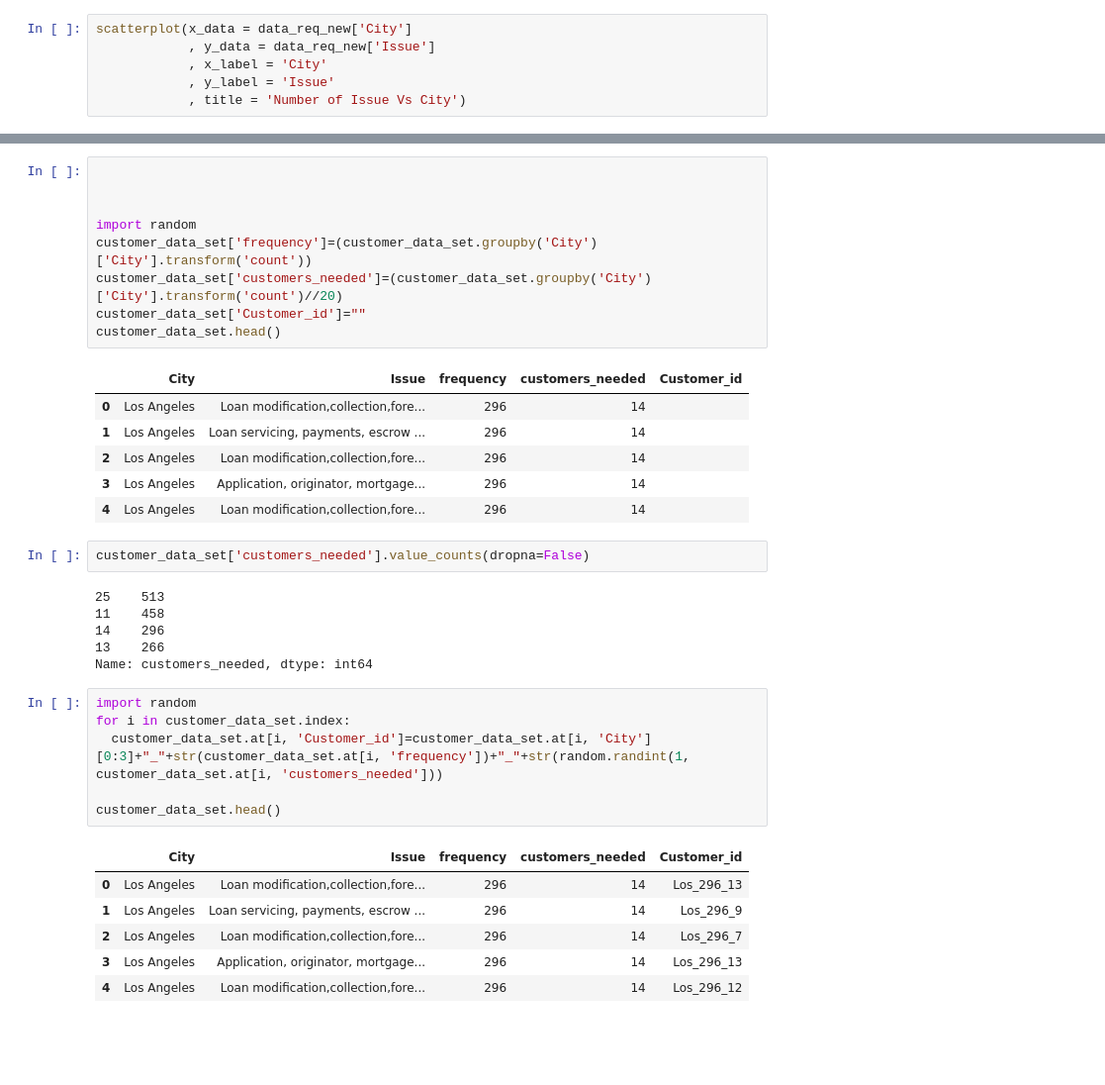
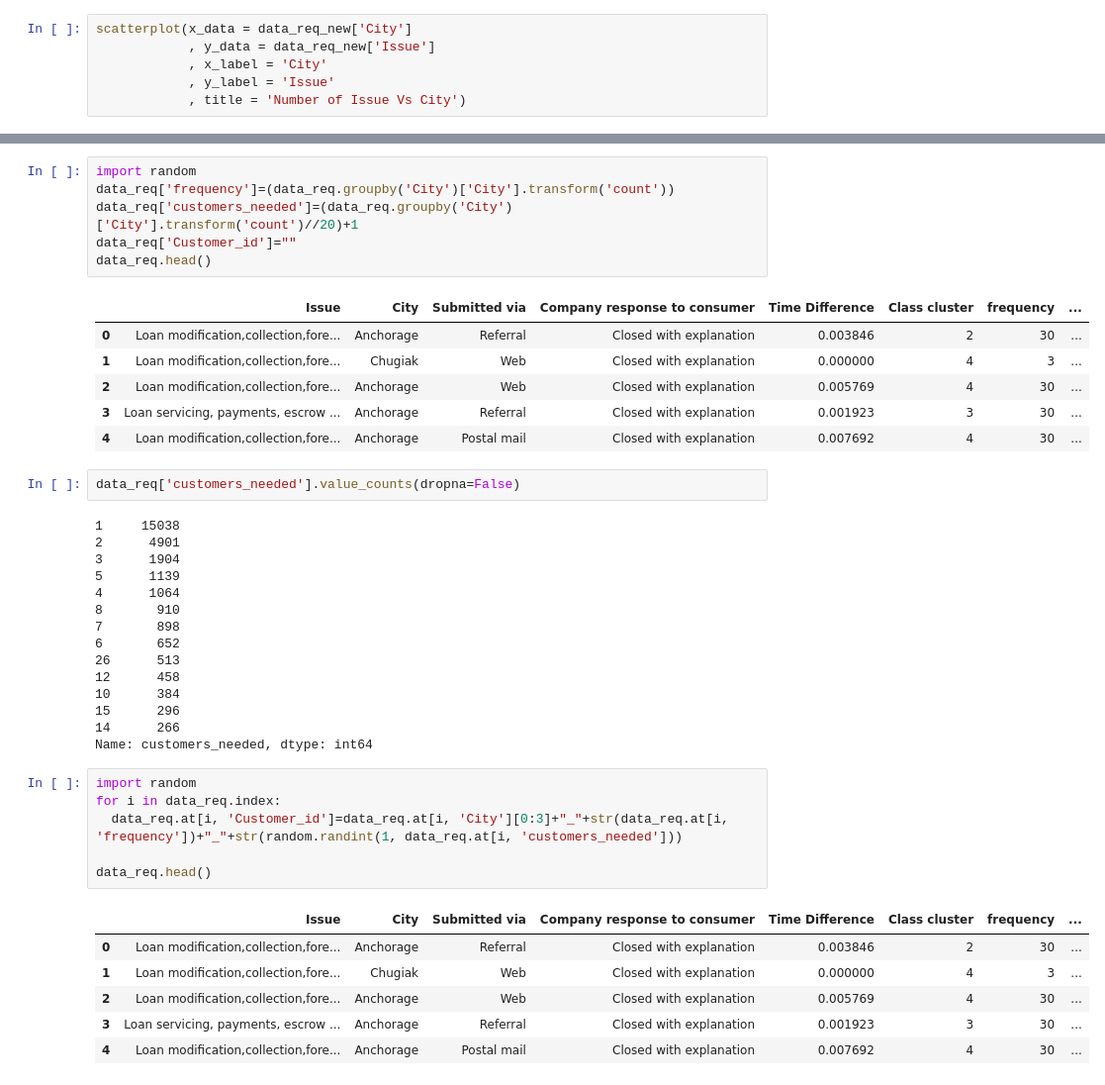
Before and after one commit to kalyanpichuka/Complaints_Framework, a Jupyter notebook: Complaints_Framework_Model_with_custDataset_Venkatesh.ipynb, the cells around one changed output, grey strips where cells are left out. Shown: that part at 99% size. Cells and saved outputs as stored; diff of their text form; blank space fills up the shorter version.

Commit message:
customer  and complaints merged dataset

```diff
--- a/Complaints_Framework_Model_with_custDataset_Venkatesh.ipynb
+++ b/Complaints_Framework_Model_with_custDataset_Venkatesh.ipynb
@@ -505,37 +438,43 @@ customer_data_set.head()
 # %%
-
-
-
 import random
-customer_data_set['frequency']=(customer_data_set.groupby('City')['City'].transform('count'))
-customer_data_set['customers_needed']=(customer_data_set.groupby('City')['City'].transform('count')//20)
-customer_data_set['Customer_id']=""
-customer_data_set.head()
+data_req['frequency']=(data_req.groupby('City')['City'].transform('count'))
+data_req['customers_needed']=(data_req.groupby('City')['City'].transform('count')//20)+1
+data_req['Customer_id']=""
+data_req.head()
 # %% [output]
-|  | City | Issue | frequency | customers_needed | Customer_id |
-| 0 | Los Angeles | Loan modification,collection,fore... | 296 | 14 |  |
-| 1 | Los Angeles | Loan servicing, payments, escrow ... | 296 | 14 |  |
-| 2 | Los Angeles | Loan modification,collection,fore... | 296 | 14 |  |
-| 3 | Los Angeles | Application, originator, mortgage... | 296 | 14 |  |
-| 4 | Los Angeles | Loan modification,collection,fore... | 296 | 14 |  |
+|  | Issue | City | Submitted via | Company response to consumer | Time Difference | Class cluster | frequency | ... |
+| 0 | Loan modification,collection,fore... | Anchorage | Referral | Closed with explanation | 0.003846 | 2 | 30 | ... |
+| 1 | Loan modification,collection,fore... | Chugiak | Web | Closed with explanation | 0.000000 | 4 | 3 | ... |
+| 2 | Loan modification,collection,fore... | Anchorage | Web | Closed with explanation | 0.005769 | 4 | 30 | ... |
+| 3 | Loan servicing, payments, escrow ... | Anchorage | Referral | Closed with explanation | 0.001923 | 3 | 30 | ... |
+| 4 | Loan modification,collection,fore... | Anchorage | Postal mail | Closed with explanation | 0.007692 | 4 | 30 | ... |
 # %%
-customer_data_set['customers_needed'].value_counts(dropna=False)
+data_req['customers_needed'].value_counts(dropna=False)
 # %% [output]
-25    513
-11    458
-14    296
-13    266
+1     15038
+2      4901
+3      1904
+5      1139
+4      1064
+8       910
+7       898
+6       652
+26      513
+12      458
+10      384
+15      296
+14      266
 Name: customers_needed, dtype: int64
 # %%
 import random
-for i in customer_data_set.index:
-  customer_data_set.at[i, 'Customer_id']=customer_data_set.at[i, 'City'][0:3]+"_"+str(customer_data_set.at[i, 'frequency'])+"_"+str(random.randint(1, customer_data_set.at[i, 'customers_needed']))
+for i in data_req.index:
+  data_req.at[i, 'Customer_id']=data_req.at[i, 'City'][0:3]+"_"+str(data_req.at[i, 'frequency'])+"_"+str(random.randint(1, data_req.at[i, 'customers_needed']))
 
-customer_data_set.head()
+data_req.head()
 # %% [output]
-|  | City | Issue | frequency | customers_needed | Customer_id |
-| 0 | Los Angeles | Loan modification,collection,fore... | 296 | 14 | Los_296_13 |
-| 1 | Los Angeles | Loan servicing, payments, escrow ... | 296 | 14 | Los_296_9 |
-| 2 | Los Angeles | Loan modification,collection,fore... | 296 | 14 | Los_296_7 |
-| 3 | Los Angeles | Application, originator, mortgage... | 296 | 14 | Los_296_13 |
-| 4 | Los Angeles | Loan modification,collection,fore... | 296 | 14 | Los_296_12 |
+|  | Issue | City | Submitted via | Company response to consumer | Time Difference | Class cluster | frequency | ... |
+| 0 | Loan modification,collection,fore... | Anchorage | Referral | Closed with explanation | 0.003846 | 2 | 30 | ... |
+| 1 | Loan modification,collection,fore... | Chugiak | Web | Closed with explanation | 0.000000 | 4 | 3 | ... |
+| 2 | Loan modification,collection,fore... | Anchorage | Web | Closed with explanation | 0.005769 | 4 | 30 | ... |
+| 3 | Loan servicing, payments, escrow ... | Anchorage | Referral | Closed with explanation | 0.001923 | 3 | 30 | ... |
+| 4 | Loan modification,collection,fore... | Anchorage | Postal mail | Closed with explanation | 0.007692 | 4 | 30 | ... |
```
Also changed, not shown: parts of 21 cells of this notebook.
